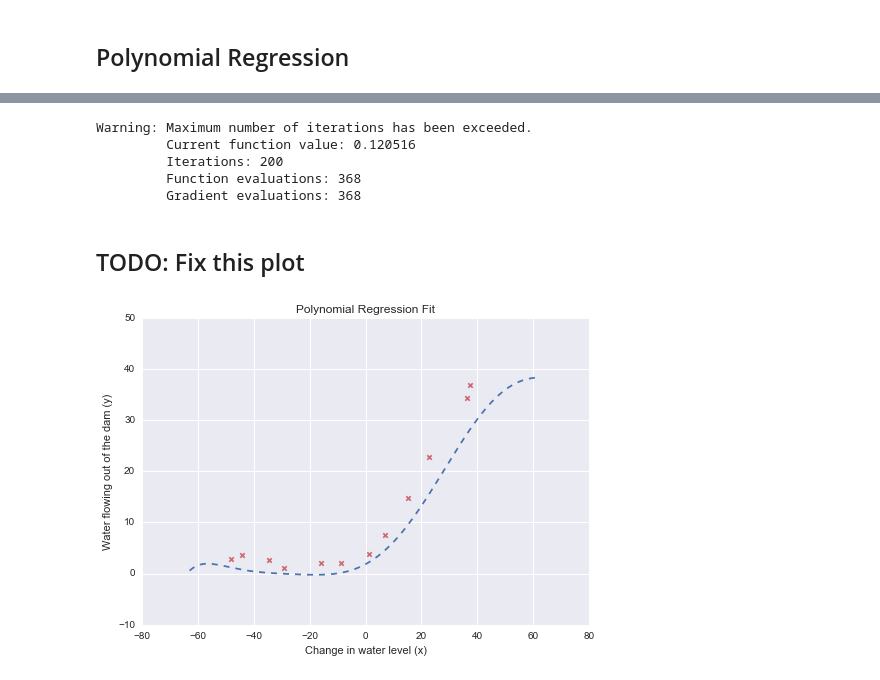
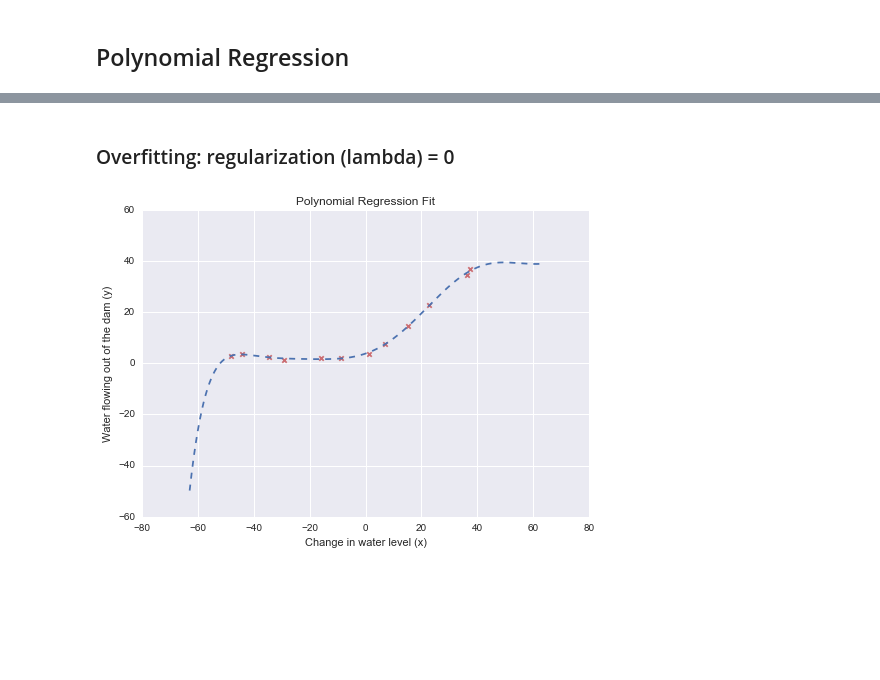
Before and after one commit to reinka/coding, a Jupyter notebook: MachineLearning/Misc/Bias Variance.ipynb, the cells around one changed output, grey strips where cells are left out. Drawn from its saved outputs; the diff is of its cells as text; code cells hidden in the pictures; blank space fills up the shorter version.

```diff
--- a/MachineLearning/Misc/Bias Variance.ipynb
+++ b/MachineLearning/Misc/Bias Variance.ipynb
@@ -68,10 +68,12 @@ class LinearModel(object):
     '''
     def __init__(self):
         self.X = None
+        self.y = None
+        self.X_poly = None
         self.J = [] # list for storing computed costs
         self.optimized_theta = None
         self.mu = None
-        self.sd = None
+        self.sigma = None
         self.p = None
 
     def hypothesis(self, theta, X, y, add_bias = False):
@@ -130,9 +132,11 @@ class LinearModel(object):
         """
         from scipy.optimize import fmin_cg
         self.X = X
+        self.y = y
         if p > 1:
             self.p = p
             X = self.polyFeatures(X, p)
+            self.X_poly = X
         if add_bias:
             X = np.insert(X, 0, 1, axis=1) # Add bias/intercept
 
@@ -207,11 +211,12 @@ class LinearModel(object):
             X_poly = np.concatenate((X_poly, np.power(X,i)),
                                 axis=1)
 
-        self.mu = np.mean(X_poly, axis=0)
-        self.sigma = np.std(X_poly,axis=0)
 
         if scaled:
+            self.mu = np.mean(X_poly, axis=0)
+            self.sigma = np.std(X_poly,axis=0)
             return (X_poly - self.mu)/self.sigma
+
 
         return X_poly
 
@@ -235,7 +240,7 @@ class LinearModel(object):
         theta = self.optimized_theta
 
         if X.shape[1] > 2:
-            self.poly_plot(y, np.min(self.X), np.max(self.X), self.p)
+            self.poly_plot()
 
 
         else:
@@ -249,21 +254,21 @@ class LinearModel(object):
 
             plt.show()
 
-    def poly_plot(self, y, xmin, xmax, p):
+    def poly_plot(self):
 
         import matplotlib.pyplot as plt
         import seaborn as sns
 
-        x = np.linspace(xmin - 15,\
-                            xmax + 25,\
+        x = np.linspace(np.min(self.X) - 15,\
+                            np.max(self.X) + 25,\
                             num=2500).transpose().reshape(2500,1)
 
-        x_poly = self.polyFeatures(x, p, scaled=False)
+        x_poly = self.polyFeatures(x, self.p, scaled=False)
         x_poly = (x_poly - self.mu) / self.sigma
         x_poly = np.insert(x_poly, 0, 1, axis=1)
 
         sns.set(color_codes=True)
-        sns.regplot(self.X,y, fit_reg=False, marker='x', color='r')
+        sns.regplot(self.X,self.y, fit_reg=False, marker='x', color='r')
         plt.plot(x, np.dot(x_poly,self.optimized_theta), '--')
         plt.xlabel('Change in water level (x)')
         plt.ylabel('Water flowing out of the dam (y)')
@@ -405,14 +411,7 @@ X_poly, mu, sd = polyFeatures(X,8, scaled=True)
+# %% [markdown]
+### Overfitting: regularization (lambda) = 0
 # %%
-theta = lin_mod.train(X, y, add_bias=True, plot=False, p = 8)
+theta = lin_mod.train(X, y, add_bias=True, plot=False, p = 8, regularization=0)
+lin_mod.poly_plot()
 # %% [output]
-Warning: Maximum number of iterations has been exceeded.
-         Current function value: 0.120516
-         Iterations: 200
-         Function evaluations: 368
-         Gradient evaluations: 368
+[figure, added]
-# %% [markdown]
-## TODO: Fix this plot
-# %%
-lin_mod.poly_plot(y, np.min(X), np.max(X), 8)
-# %% [output]
-[figure, removed]
```
Also changed, not shown: parts of 8 cells of this notebook.
